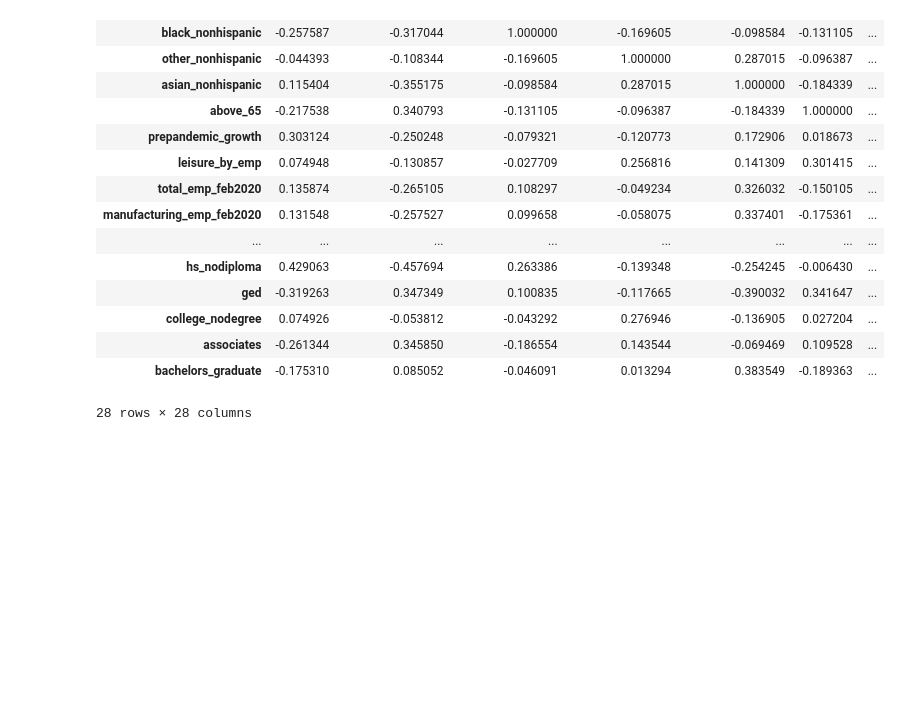
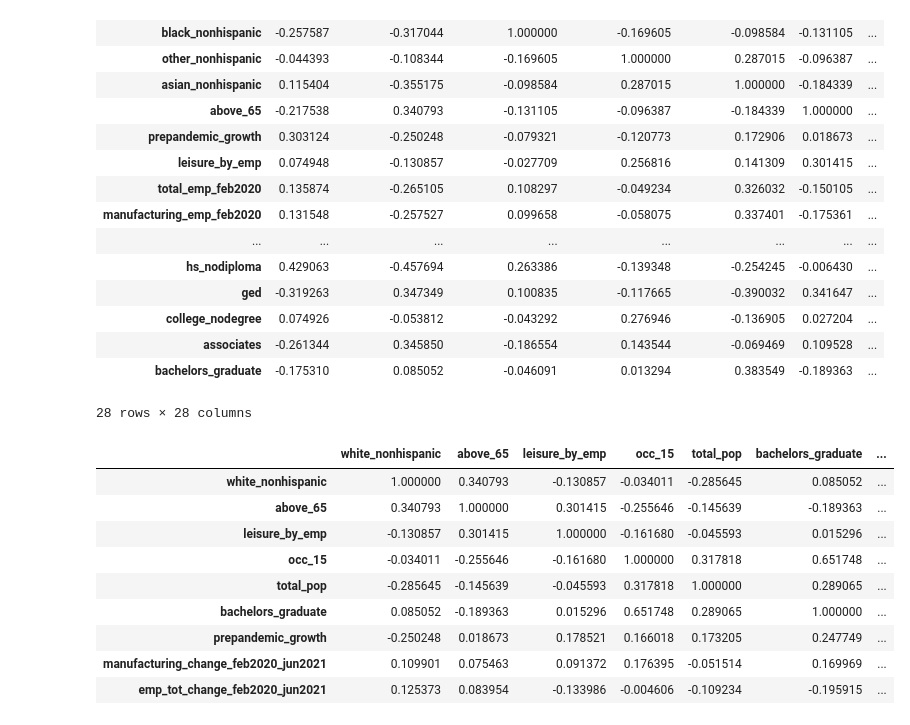
Before and after one commit to vhimani/Summer-2021-Intern-Project, a Jupyter notebook: code/regressions.ipynb, the cells around one changed output. Cells and saved outputs as stored; diff of their text form; code cells hidden in the pictures; blank space fills up the shorter version.

```diff
--- a/code/regressions.ipynb
+++ b/code/regressions.ipynb
@@ -238,3 +237,17 @@ data[variables].corr()
 | associates | -0.261344 | 0.345850 | -0.186554 | 0.143544 | -0.069469 | 0.109528 | ... |
 | bachelors_graduate | -0.175310 | 0.085052 | -0.046091 | 0.013294 | 0.383549 | -0.189363 | ... |
 28 rows × 28 columns
+# %%
+variables = ['white_nonhispanic','above_65', 'leisure_by_emp',  'occ_15', 'total_pop','bachelors_graduate','prepandemic_growth','manufacturing_change_feb2020_jun2021', 'emp_tot_change_feb2020_jun2021']
+data[variables].corr()
+# %% [output]
+|  | white_nonhispanic | above_65 | leisure_by_emp | occ_15 | total_pop | bachelors_graduate | ... |
+| white_nonhispanic | 1.000000 | 0.340793 | -0.130857 | -0.034011 | -0.285645 | 0.085052 | ... |
+| above_65 | 0.340793 | 1.000000 | 0.301415 | -0.255646 | -0.145639 | -0.189363 | ... |
+| leisure_by_emp | -0.130857 | 0.301415 | 1.000000 | -0.161680 | -0.045593 | 0.015296 | ... |
+| occ_15 | -0.034011 | -0.255646 | -0.161680 | 1.000000 | 0.317818 | 0.651748 | ... |
+| total_pop | -0.285645 | -0.145639 | -0.045593 | 0.317818 | 1.000000 | 0.289065 | ... |
+| bachelors_graduate | 0.085052 | -0.189363 | 0.015296 | 0.651748 | 0.289065 | 1.000000 | ... |
+| prepandemic_growth | -0.250248 | 0.018673 | 0.178521 | 0.166018 | 0.173205 | 0.247749 | ... |
+| manufacturing_change_feb2020_jun2021 | 0.109901 | 0.075463 | 0.091372 | 0.176395 | -0.051514 | 0.169969 | ... |
+| emp_tot_change_feb2020_jun2021 | 0.125373 | 0.083954 | -0.133986 | -0.004606 | -0.109234 | -0.195915 | ... |
```
Also changed, not shown: parts of 7 cells of this notebook.
